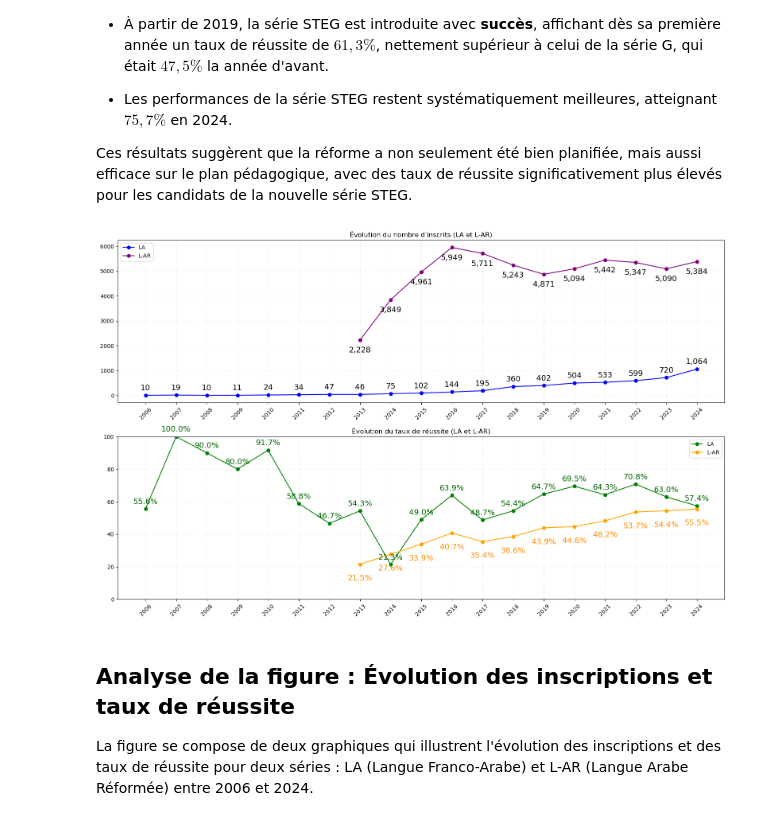
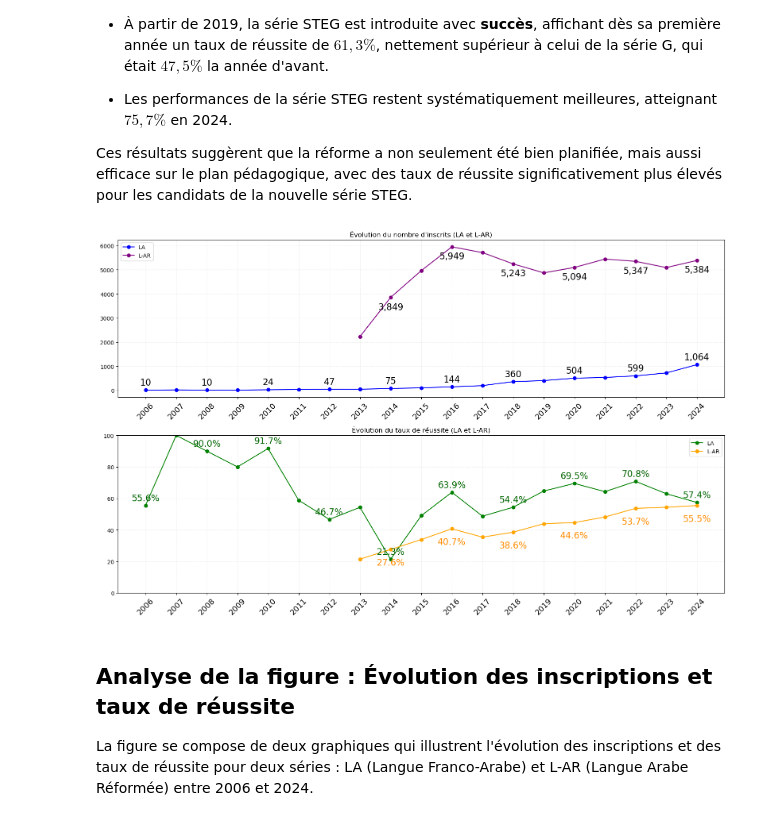
Before and after one commit to Abdouroihim-Attoumane/nootebook_memoire, a Jupyter notebook: etude_bac.ipynb, the cells around one changed output. Drawn from its saved outputs; the diff is of its cells as text; code cells hidden in the pictures.

```diff
--- a/etude_bac.ipynb
+++ b/etude_bac.ipynb
@@ -782,12 +782,12 @@ step = max(1, len(recap) // 5) # Calculer le pas pour afficher les étiquettes
 for i in range(0, len(recap), step):
     row = recap.iloc[i]
     year = row['year']
-    plt.text(year, row['nbr_inscrit'] + 5000, f"{row['nbr_inscrit']:,}", ha='center', fontsize=14, color='darkblue')
-    plt.text(year, row['nbr_present'] - 7500, f"{row['nbr_present']:,}", ha='center', fontsize=14, color='darkgreen')
-    plt.text(year, row['nbr_admis'] + 5000, f"{row['nbr_admis']:,}", ha='center', fontsize=14, color='darkorange')
+    plt.text(year, row['nbr_inscrit'] + 5000, f"{row['nbr_inscrit']:,}", ha='center', fontsize=16, color='darkblue')
+    plt.text(year, row['nbr_present'] - 7500, f"{row['nbr_present']:,}", ha='center', fontsize=16, color='darkgreen')
+    plt.text(year, row['nbr_admis'] + 5000, f"{row['nbr_admis']:,}", ha='center', fontsize=16, color='darkorange')
 
 # plt.title("Évolution des effectifs par année")
-plt.xticks(rotation=45)
+plt.xticks(rotation=45, fontsize=14)
 plt.grid(True, linestyle='--', alpha=0.2)
 plt.legend()
 plt.tight_layout()
@@ -802,10 +802,10 @@ step = max(1, len(recap) // 10) # Calculer le pas pour afficher les étiquettes
 for i in range(0, len(recap), step):
     year = recap.loc[i, 'year']
     taux = recap.loc[i, 'taux_admis_(%)']
-    plt.text(year, taux + 2, f"{taux:.0f}%", ha='center', va='bottom', fontsize=14)
+    plt.text(year, taux + 2, f"{taux:.0f}%", ha='center', va='bottom', fontsize=16)
 
 # plt.title("Évolution du taux de réussite (%)")
-plt.xticks(rotation=45)
+plt.xticks(rotation=45, fontsize=14)
 plt.ylim(0, 100)
 plt.grid(True, linestyle='--', alpha=0.2)
 plt.legend()
@@ -971,7 +971,7 @@ taux_reussite_series = (
 )
 
 # Définir les années à annoter
-every_n = max(1, len(inscrits_series) // 10)
+every_n = max(1, len(inscrits_series) // 7)
 year_label = inscrits_series.index[::every_n]
 
 # === Création de la figure ===
@@ -982,40 +982,40 @@ plt.subplot(2, 1, 1)
 plt.plot(inscrits_series.index, inscrits_series['LA'], marker='o', label='LA', color='blue')
 lar_mask = inscrits_series['L-AR'] > 0
 plt.plot(inscrits_series.index[lar_mask], inscrits_series['L-AR'][lar_mask], marker='o', label='L-AR', color='purple')
 
 # Ajouter les étiquettes
 for year in year_label:
-    plt.text(year, inscrits_series.loc[year, 'LA'] + 200, f"{inscrits_series.loc[year, 'LA']:,}", ha='center', fontsize=14)
+    plt.text(year, inscrits_series.loc[year, 'LA'] + 200, f"{inscrits_series.loc[year, 'LA']:,}", ha='center', fontsize=16)
     if lar_mask.loc[year]:
-        plt.text(year, inscrits_series.loc[year, 'L-AR'] - 500, f"{inscrits_series.loc[year, 'L-AR']:,}", ha='center', fontsize=14)
+        plt.text(year, inscrits_series.loc[year, 'L-AR'] - 500, f"{inscrits_series.loc[year, 'L-AR']:,}", ha='center', fontsize=16)
 
 plt.title("Évolution du nombre d'inscrits (LA et L-AR)")
-plt.xticks(rotation=45)
+plt.xticks(rotation=45, fontsize=14)
 plt.grid(True, linestyle='--', alpha=0.2)
 plt.legend(loc='upper left')
 
 # === Graphe 2 : Évolution du taux de réussite ===
 plt.subplot(2, 1, 2)
 plt.plot(taux_reussite_series.index, taux_reussite_series['LA'], marker='o', label='LA', color='green')
 lar_mask2 = taux_reussite_series['L-AR'] > 0
 plt.plot(taux_reussite_series.index[lar_mask2], taux_reussite_series['L-AR'][lar_mask2], marker='o', label='L-AR', color='orange')
 
 # Ajouter les étiquettes
 for year in year_label:
-    plt.text(year, taux_reussite_series.loc[year, 'LA'] + 3, f"{taux_reussite_series.loc[year, 'LA']:.1f}%", ha='center', fontsize=14, color='darkgreen')
+    plt.text(year, taux_reussite_series.loc[year, 'LA'] + 3, f"{taux_reussite_series.loc[year, 'LA']:.1f}%", ha='center', fontsize=16, color='darkgreen')
     if lar_mask2.loc[year]:
-        plt.text(year, taux_reussite_series.loc[year, 'L-AR'] - 10, f"{taux_reussite_series.loc[year, 'L-AR']:.1f}%", ha='center', fontsize=14, color='darkorange')
+        plt.text(year, taux_reussite_series.loc[year, 'L-AR'] - 10, f"{taux_reussite_series.loc[year, 'L-AR']:.1f}%", ha='center', fontsize=16, color='darkorange')
 
 plt.title("Évolution du taux de réussite (LA et L-AR)")
 plt.ylim(0, 100)
-plt.xticks(rotation=45)
+plt.xticks(rotation=45, fontsize=14)
 plt.grid(True, linestyle='--', alpha=0.2)
 plt.legend(loc='upper right')
 
 plt.tight_layout()
 plt.show()
 # %% [output]
-[figure, old version]
+[figure, new version]
 # %% [markdown]
 ## Analyse de la figure : Évolution des inscriptions et taux de réussite
 
```
Also changed, not shown: parts of 7 cells of this notebook, 1 other file.
